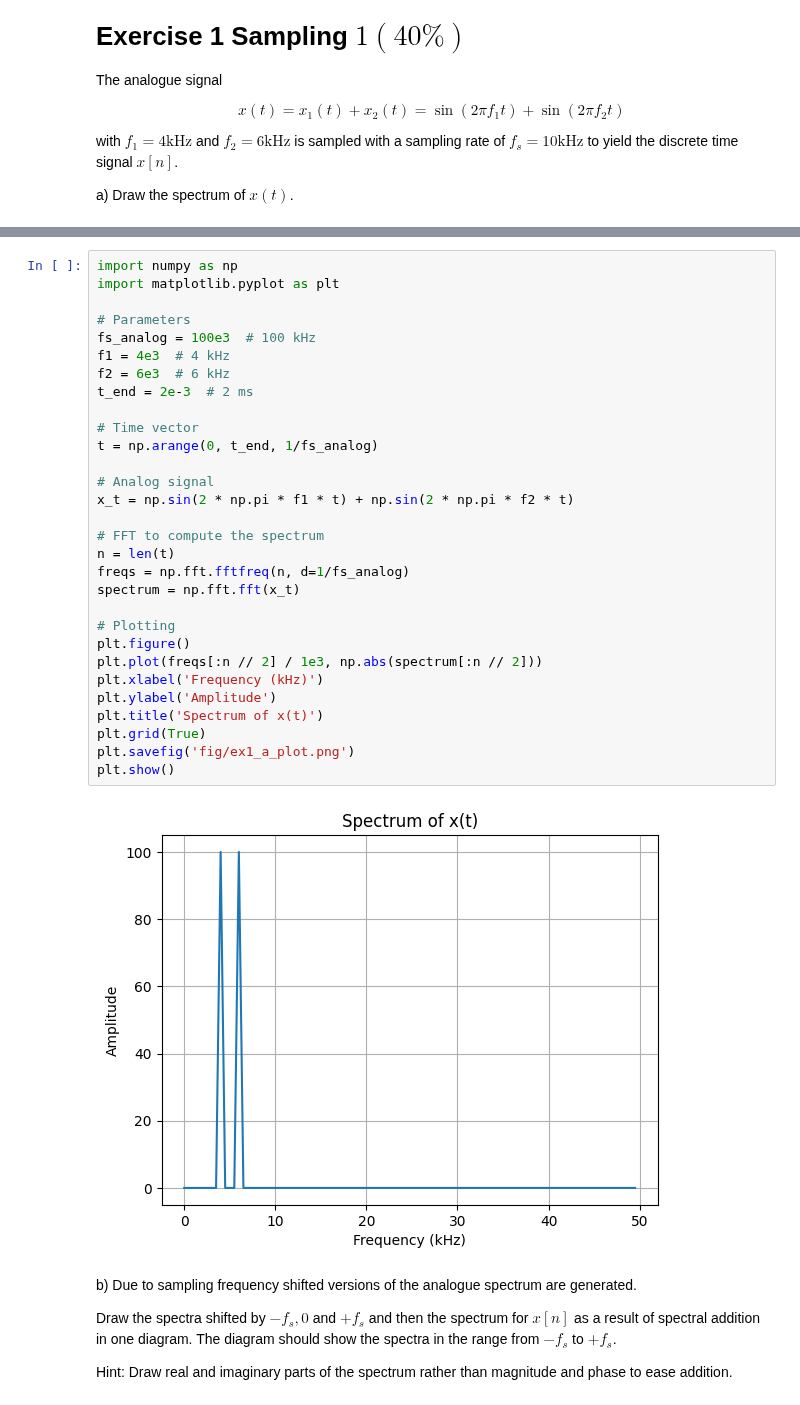
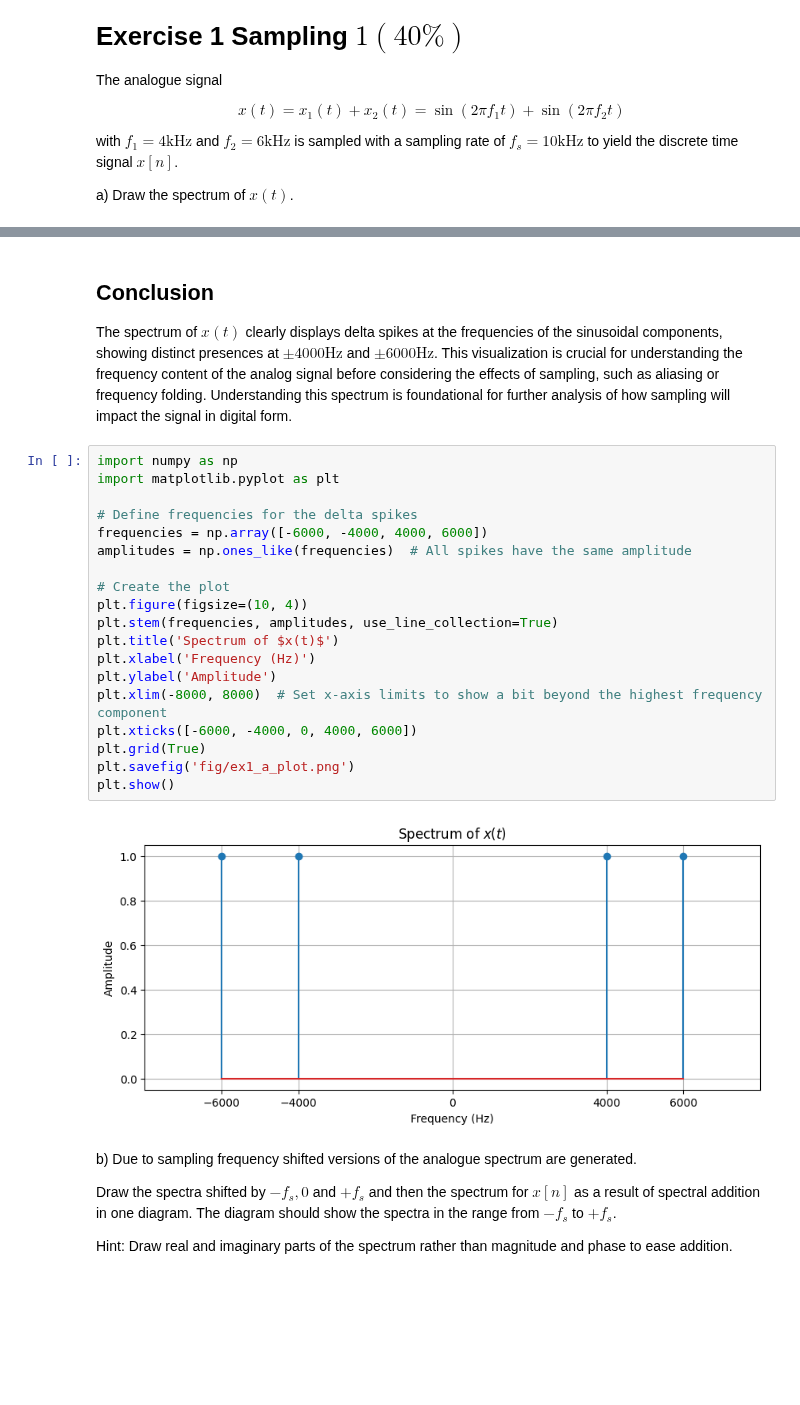
Before and after one commit to wolfram-laube/dsp-ue_grp-22, a Jupyter notebook: Assignment_3/DSP_Assignment_3.ipynb, the cells around one changed output, grey strips where cells are left out. Saved outputs shown, nothing was run; the diff lists cells and outputs as text; blank space fills up the shorter version.

```diff
--- a/Assignment_3/DSP_Assignment_3.ipynb
+++ b/Assignment_3/DSP_Assignment_3.ipynb
@@ -27,35 +45,27 @@ a) Draw the spectrum of $x(t)$.
+# %% [markdown]
+## Conclusion
+The spectrum of $x(t)$ clearly displays delta spikes at the frequencies of the sinusoidal components, showing distinct presences at $\pm 4000 \mathrm{Hz}$ and $\pm 6000 \mathrm{Hz}$. This visualization is crucial for understanding the frequency content of the analog signal before considering the effects of sampling, such as aliasing or frequency folding. Understanding this spectrum is foundational for further analysis of how sampling will impact the signal in digital form.
 # %%
 import numpy as np
 import matplotlib.pyplot as plt
 
-# Parameters
-fs_analog = 100e3  # 100 kHz
-f1 = 4e3  # 4 kHz
-f2 = 6e3  # 6 kHz
-t_end = 2e-3  # 2 ms
+# Define frequencies for the delta spikes
+frequencies = np.array([-6000, -4000, 4000, 6000])
+amplitudes = np.ones_like(frequencies)  # All spikes have the same amplitude
 
-# Time vector
-t = np.arange(0, t_end, 1/fs_analog)
-
-# Analog signal
-x_t = np.sin(2 * np.pi * f1 * t) + np.sin(2 * np.pi * f2 * t)
-
-# FFT to compute the spectrum
-n = len(t)
-freqs = np.fft.fftfreq(n, d=1/fs_analog)
-spectrum = np.fft.fft(x_t)
-
-# Plotting
-plt.figure()
-plt.plot(freqs[:n // 2] / 1e3, np.abs(spectrum[:n // 2]))
-plt.xlabel('Frequency (kHz)')
+# Create the plot
+plt.figure(figsize=(10, 4))
+plt.stem(frequencies, amplitudes, use_line_collection=True)
+plt.title('Spectrum of $x(t)$')
+plt.xlabel('Frequency (Hz)')
 plt.ylabel('Amplitude')
-plt.title('Spectrum of x(t)')
+plt.xlim(-8000, 8000)  # Set x-axis limits to show a bit beyond the highest frequency component
+plt.xticks([-6000, -4000, 0, 4000, 6000])
 plt.grid(True)
 plt.savefig('fig/ex1_a_plot.png')
 plt.show()
 # %% [output]
-[figure, old version]
+[figure, new version]
 # %% [markdown]
 b) Due to sampling frequency shifted versions of the analogue spectrum are generated.
 
```
Also changed, not shown: parts of 11 cells of this notebook, 5 other files.
